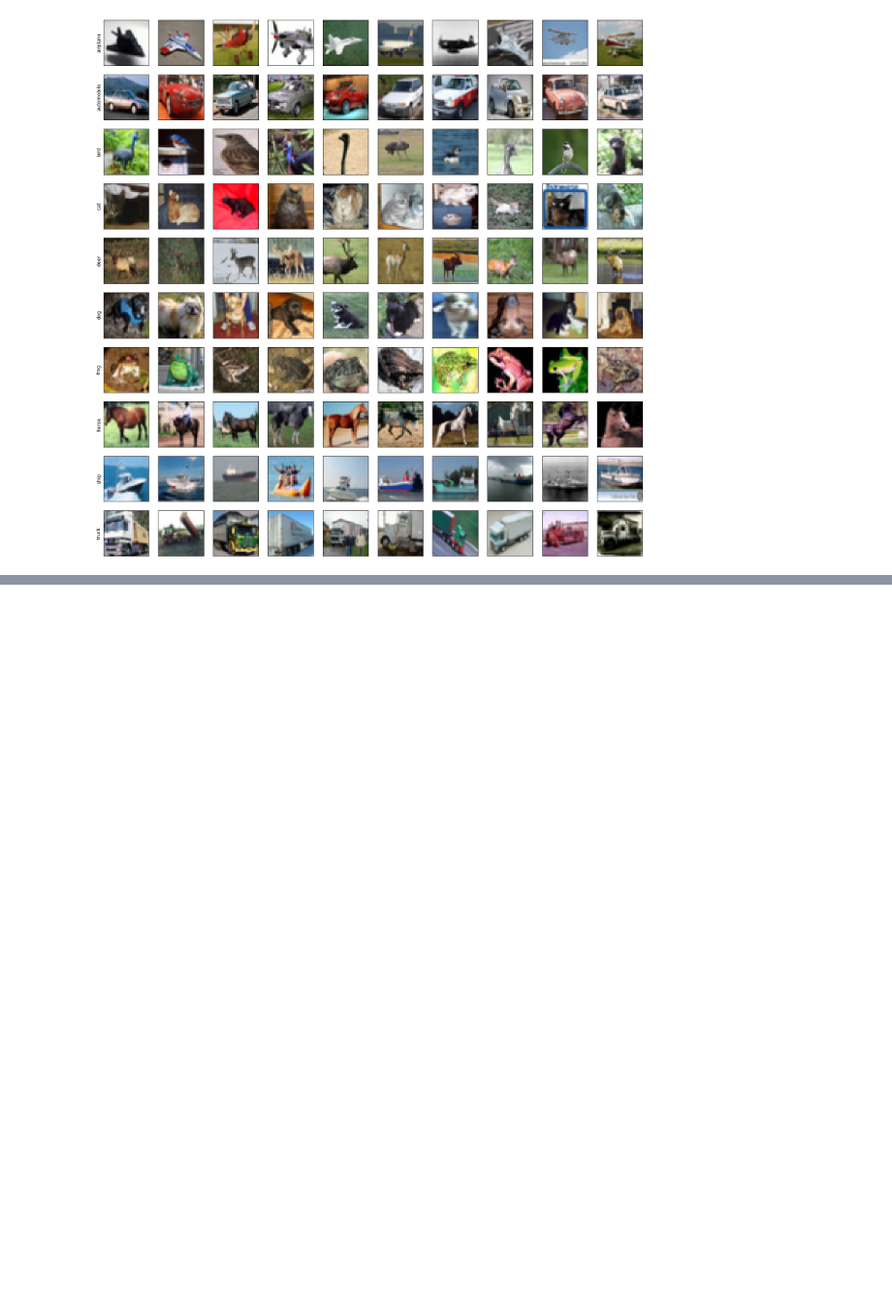
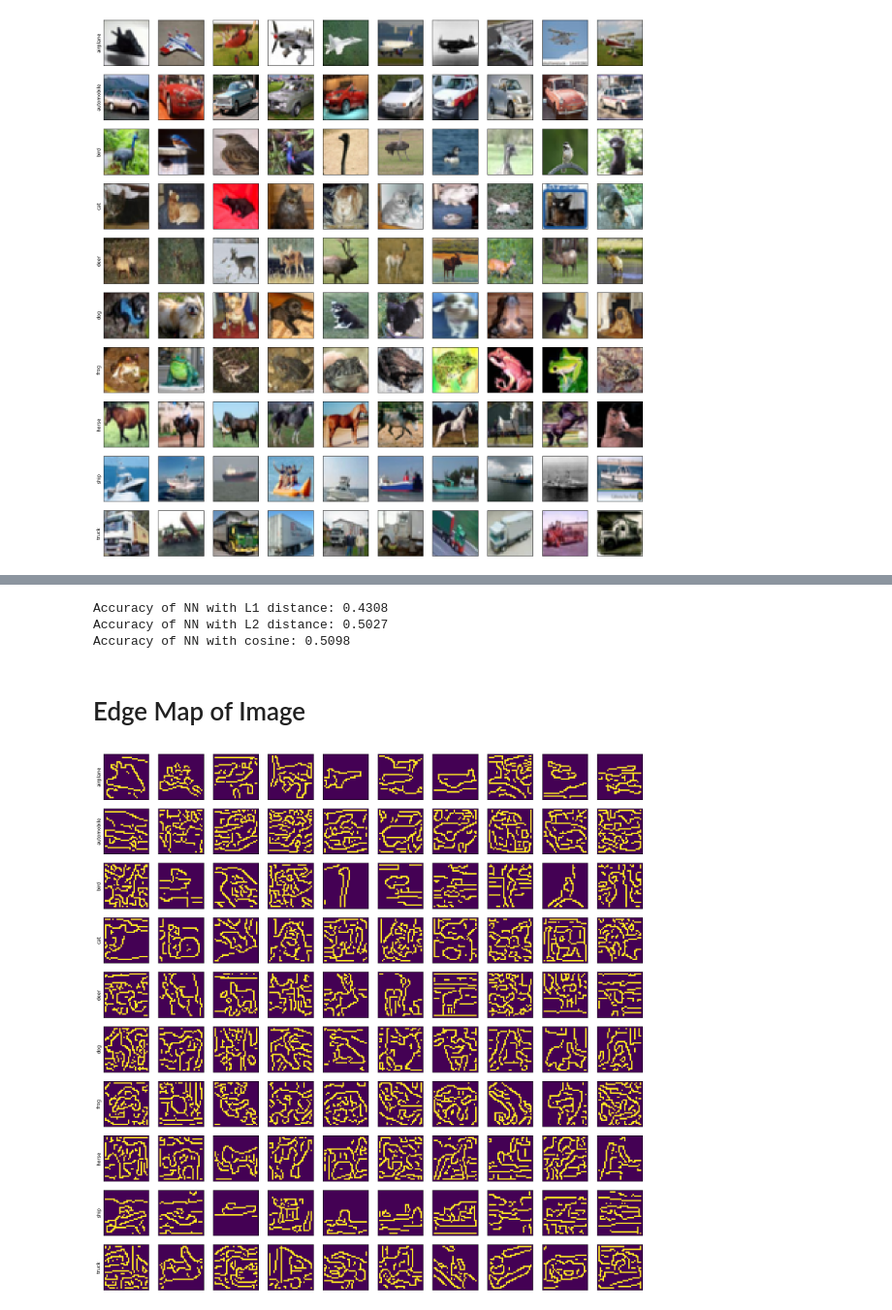
Before and after one commit to BoxMars/CISC7014-HW, a Jupyter notebook: HW1/notebook.ipynb, the cells around one changed output, grey strips where cells are left out. Shown at 97% size. Cells and saved outputs as stored; diff of their text form; code cells hidden in the pictures; blank space fills up the shorter version.

```diff
--- a/HW1/notebook.ipynb
+++ b/HW1/notebook.ipynb
@@ -118,0 +213,24 @@ Accuracy of KNN with L2 distance: 0.3539
+# %%
+predict(classifiers, train_hsv, train_labels, test_hsv, test_labels)
+# %% [output]
+Accuracy of NN with L1 distance: 0.4308
+Accuracy of NN with L2 distance: 0.5027
+Accuracy of NN with cosine: 0.5098
+# %% [markdown]
+# Edge Map of Image
+# %%
+# edge map of function
+from skimage.feature import canny
+train_edge = np.array([canny(img) for img in train_gray])
+test_edge = np.array([canny(img) for img in test_gray])
+# %%
+fig, axes = plt.subplots(10, 10, figsize=(20, 20))
+for i in range(10):
+    idx = np.where(train_labels == i)[0]
+    for j in range(10):
+        axes[i][j].imshow(train_edge[idx[j]])
+        axes[i][j].set_xticks([])
+        axes[i][j].set_yticks([])
+    axes[i][0].set_ylabel(meta['label_names'][i])
+# %% [output]
+[figure, added]
```
Also changed, not shown: parts of 24 cells of this notebook, 2 other files.
